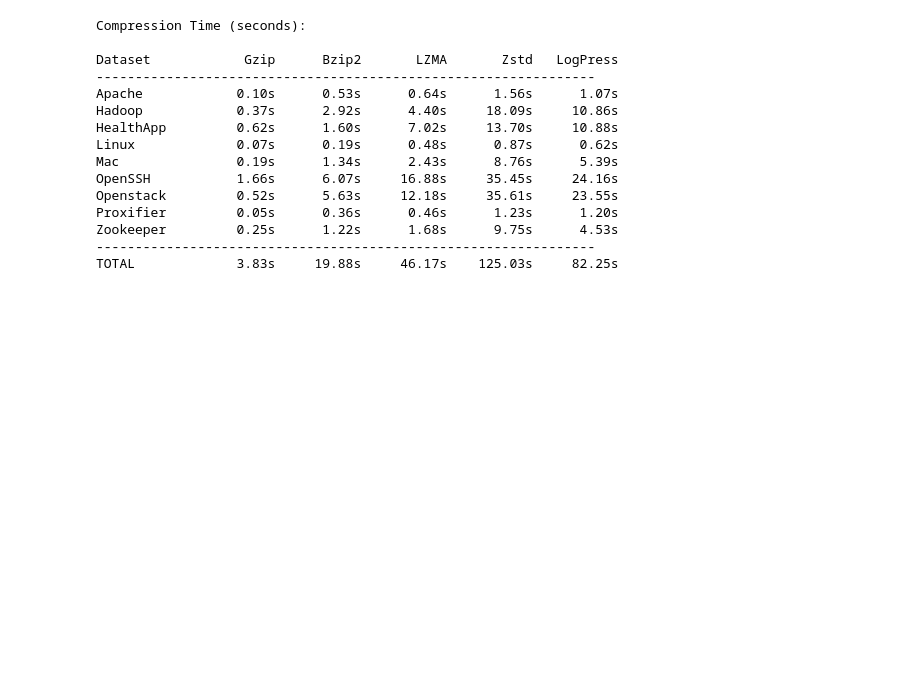
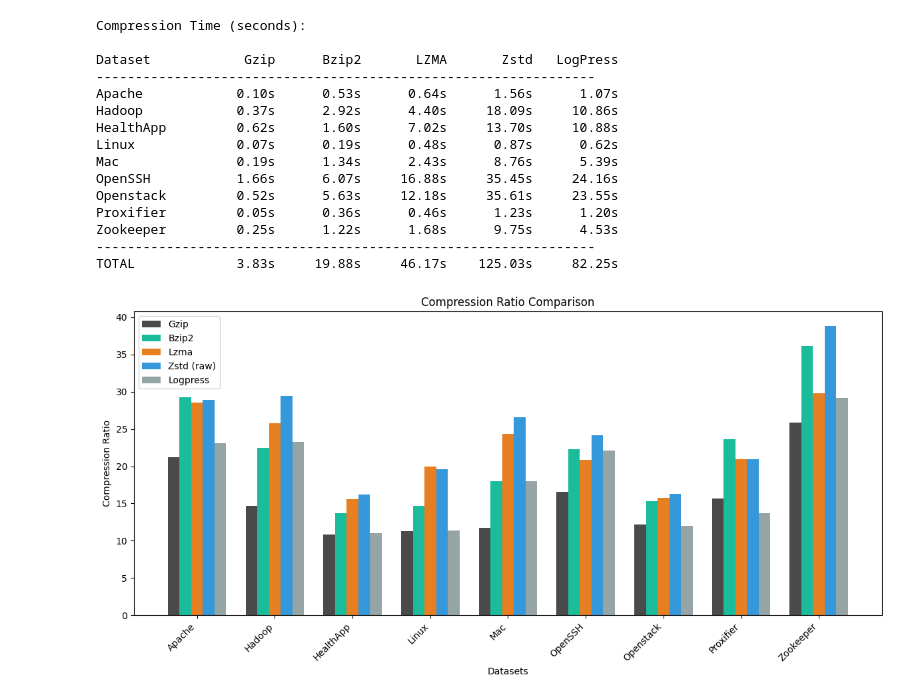
Before and after one commit to adam-bouafia/LogPress, a Jupyter notebook: LogPress.ipynb, the cells around one changed output. Saved outputs shown, nothing was run; the diff lists cells and outputs as text; code cells hidden in the pictures; blank space fills up the shorter version.

Commit message:
plots for the compression comparison vs Gzip,Bzip2,LZMA,ZSTD and our solution LogPress

```diff
--- a/LogPress.ipynb
+++ b/LogPress.ipynb
@@ -1163,3 +1163,33 @@ Proxifier         0.05s      0.36s      0.46s      1.23s      1.20s
 Zookeeper         0.25s      1.22s      1.68s      9.75s      4.53s
 ----------------------------------------------------------------
 TOTAL             3.83s     19.88s     46.17s    125.03s     82.25s
+# %%
+# Plots Visualization of compression results
+
+dataset_names = list(compression_results.keys())
+methods = ["gzip", "bzip2", "lzma", "zstd_raw", "logpress"]
+colors = ["#4A4A4A", "#1ABC9C", "#E67E22", "#3498DB", "#95A5A6"]
+method_labels = ["Gzip", "Bzip2", "LZMA", "Zstd (raw)", "LogPress"]
+# %%
+# Chart 1: Compression Ratios comparison
+
+fig, ax1 = plt.subplots(figsize=(12, 6))
+x = np.arange(len(dataset_names))
+width = 0.15
+
+for i, (method, color) in enumerate(zip(methods, colors)):
+    ratios = [compression_results[name]["original"] / compression_results[name][method] for name in dataset_names]
+    offset = (i - 2) * width
+    label = "Zstd (raw)" if method == "zstd_raw" else method.capitalize()
+    ax1.bar(x + offset, ratios, width, label=label, color=color)
+
+ax1.set_xlabel("Datasets")
+ax1.set_ylabel("Compression Ratio")
+ax1.set_title("Compression Ratio Comparison")
+ax1.set_xticks(x)
+ax1.set_xticklabels(dataset_names, rotation=45, ha="right")
+ax1.legend(loc="upper left")
+plt.tight_layout()
+plt.show()
+# %% [output]
+[figure, added]
```
Also changed, not shown: parts of 2 cells of this notebook.
